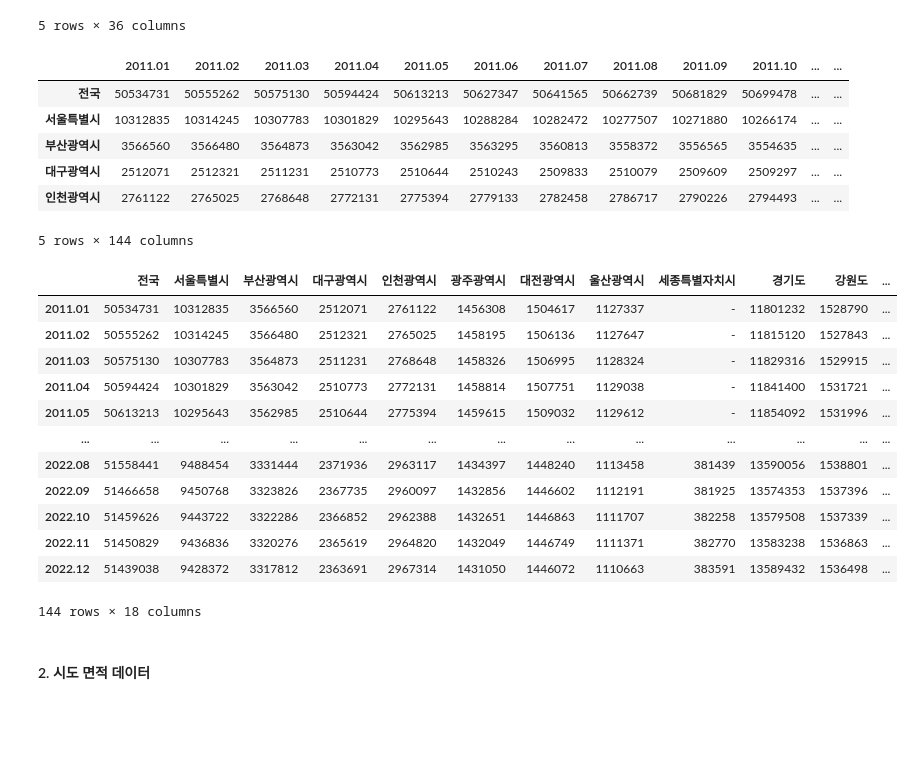
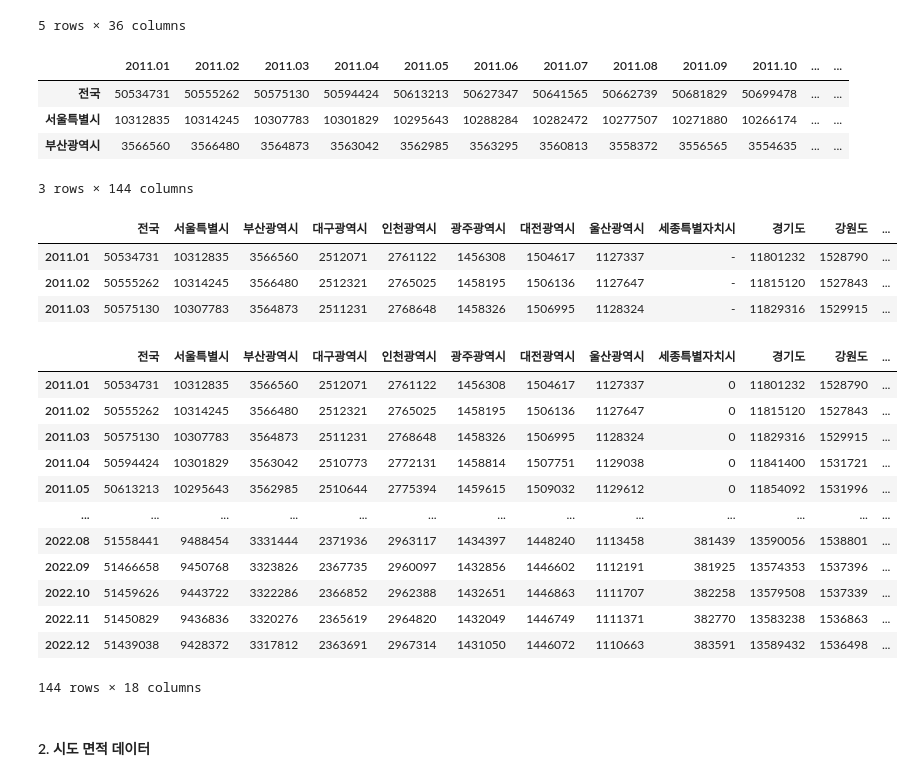
Before and after one commit to ThatHomr/project_2, a Jupyter notebook: project_2_file/ay_sprint2/pop_d.ipynb, the cells around one changed output. Cells and saved outputs as stored; diff of their text form; code cells hidden in the pictures; blank space fills up the shorter version.

```diff
--- a/project_2_file/ay_sprint2/pop_d.ipynb
+++ b/project_2_file/ay_sprint2/pop_d.ipynb
@@ -58,30 +66,19 @@ pop = pd.concat([pop1,pop2],axis=1)
 # %%
 pop = pop.iloc[1:,:].set_axis(col,axis=0)
 # %%
-pop.head()
+pop.head(3)
 # %% [output]
 |  | 2011.01 | 2011.02 | 2011.03 | 2011.04 | 2011.05 | 2011.06 | 2011.07 | 2011.08 | 2011.09 | 2011.10 | ... | ... |
 | 전국 | 50534731 | 50555262 | 50575130 | 50594424 | 50613213 | 50627347 | 50641565 | 50662739 | 50681829 | 50699478 | ... | ... |
 | 서울특별시 | 10312835 | 10314245 | 10307783 | 10301829 | 10295643 | 10288284 | 10282472 | 10277507 | 10271880 | 10266174 | ... | ... |
 | 부산광역시 | 3566560 | 3566480 | 3564873 | 3563042 | 3562985 | 3563295 | 3560813 | 3558372 | 3556565 | 3554635 | ... | ... |
-| 대구광역시 | 2512071 | 2512321 | 2511231 | 2510773 | 2510644 | 2510243 | 2509833 | 2510079 | 2509609 | 2509297 | ... | ... |
-| 인천광역시 | 2761122 | 2765025 | 2768648 | 2772131 | 2775394 | 2779133 | 2782458 | 2786717 | 2790226 | 2794493 | ... | ... |
-5 rows × 144 columns
+3 rows × 144 columns
 # %%
 pop = pop.transpose()
 # %%
-pop
+pop.head(3)
 # %% [output]
 |  | 전국 | 서울특별시 | 부산광역시 | 대구광역시 | 인천광역시 | 광주광역시 | 대전광역시 | 울산광역시 | 세종특별자치시 | 경기도 | 강원도 | ... |
 | 2011.01 | 50534731 | 10312835 | 3566560 | 2512071 | 2761122 | 1456308 | 1504617 | 1127337 | - | 11801232 | 1528790 | ... |
 | 2011.02 | 50555262 | 10314245 | 3566480 | 2512321 | 2765025 | 1458195 | 1506136 | 1127647 | - | 11815120 | 1527843 | ... |
 | 2011.03 | 50575130 | 10307783 | 3564873 | 2511231 | 2768648 | 1458326 | 1506995 | 1128324 | - | 11829316 | 1529915 | ... |
-| 2011.04 | 50594424 | 10301829 | 3563042 | 2510773 | 2772131 | 1458814 | 1507751 | 1129038 | - | 11841400 | 1531721 | ... |
-| 2011.05 | 50613213 | 10295643 | 3562985 | 2510644 | 2775394 | 1459615 | 1509032 | 1129612 | - | 11854092 | 1531996 | ... |
-| ... | ... | ... | ... | ... | ... | ... | ... | ... | ... | ... | ... | ... |
-| 2022.08 | 51558441 | 9488454 | 3331444 | 2371936 | 2963117 | 1434397 | 1448240 | 1113458 | 381439 | 13590056 | 1538801 | ... |
-| 2022.09 | 51466658 | 9450768 | 3323826 | 2367735 | 2960097 | 1432856 | 1446602 | 1112191 | 381925 | 13574353 | 1537396 | ... |
-| 2022.10 | 51459626 | 9443722 | 3322286 | 2366852 | 2962388 | 1432651 | 1446863 | 1111707 | 382258 | 13579508 | 1537339 | ... |
-| 2022.11 | 51450829 | 9436836 | 3320276 | 2365619 | 2964820 | 1432049 | 1446749 | 1111371 | 382770 | 13583238 | 1536863 | ... |
-| 2022.12 | 51439038 | 9428372 | 3317812 | 2363691 | 2967314 | 1431050 | 1446072 | 1110663 | 383591 | 13589432 | 1536498 | ... |
-144 rows × 18 columns
@@ -88,3 +88,19 @@ pop
+# %%
+pop
+# %% [output]
+|  | 전국 | 서울특별시 | 부산광역시 | 대구광역시 | 인천광역시 | 광주광역시 | 대전광역시 | 울산광역시 | 세종특별자치시 | 경기도 | 강원도 | ... |
+| 2011.01 | 50534731 | 10312835 | 3566560 | 2512071 | 2761122 | 1456308 | 1504617 | 1127337 | 0 | 11801232 | 1528790 | ... |
+| 2011.02 | 50555262 | 10314245 | 3566480 | 2512321 | 2765025 | 1458195 | 1506136 | 1127647 | 0 | 11815120 | 1527843 | ... |
+| 2011.03 | 50575130 | 10307783 | 3564873 | 2511231 | 2768648 | 1458326 | 1506995 | 1128324 | 0 | 11829316 | 1529915 | ... |
+| 2011.04 | 50594424 | 10301829 | 3563042 | 2510773 | 2772131 | 1458814 | 1507751 | 1129038 | 0 | 11841400 | 1531721 | ... |
+| 2011.05 | 50613213 | 10295643 | 3562985 | 2510644 | 2775394 | 1459615 | 1509032 | 1129612 | 0 | 11854092 | 1531996 | ... |
+| ... | ... | ... | ... | ... | ... | ... | ... | ... | ... | ... | ... | ... |
+| 2022.08 | 51558441 | 9488454 | 3331444 | 2371936 | 2963117 | 1434397 | 1448240 | 1113458 | 381439 | 13590056 | 1538801 | ... |
+| 2022.09 | 51466658 | 9450768 | 3323826 | 2367735 | 2960097 | 1432856 | 1446602 | 1112191 | 381925 | 13574353 | 1537396 | ... |
+| 2022.10 | 51459626 | 9443722 | 3322286 | 2366852 | 2962388 | 1432651 | 1446863 | 1111707 | 382258 | 13579508 | 1537339 | ... |
+| 2022.11 | 51450829 | 9436836 | 3320276 | 2365619 | 2964820 | 1432049 | 1446749 | 1111371 | 382770 | 13583238 | 1536863 | ... |
+| 2022.12 | 51439038 | 9428372 | 3317812 | 2363691 | 2967314 | 1431050 | 1446072 | 1110663 | 383591 | 13589432 | 1536498 | ... |
+144 rows × 18 columns
 # %% [markdown]
 #### 2. 시도 면적 데이터
 # %%
```
Also changed, not shown: parts of 88 cells of this notebook, 6 other files.
